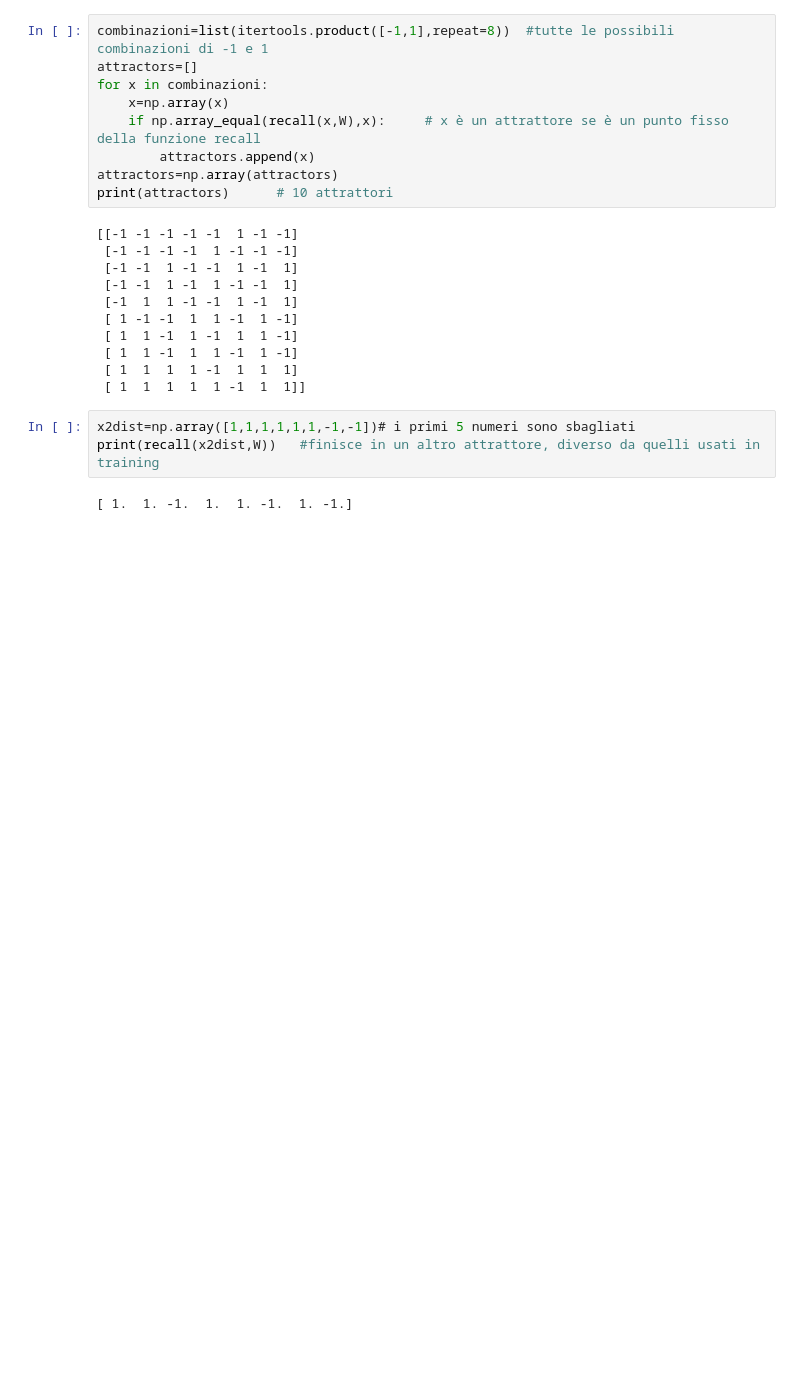
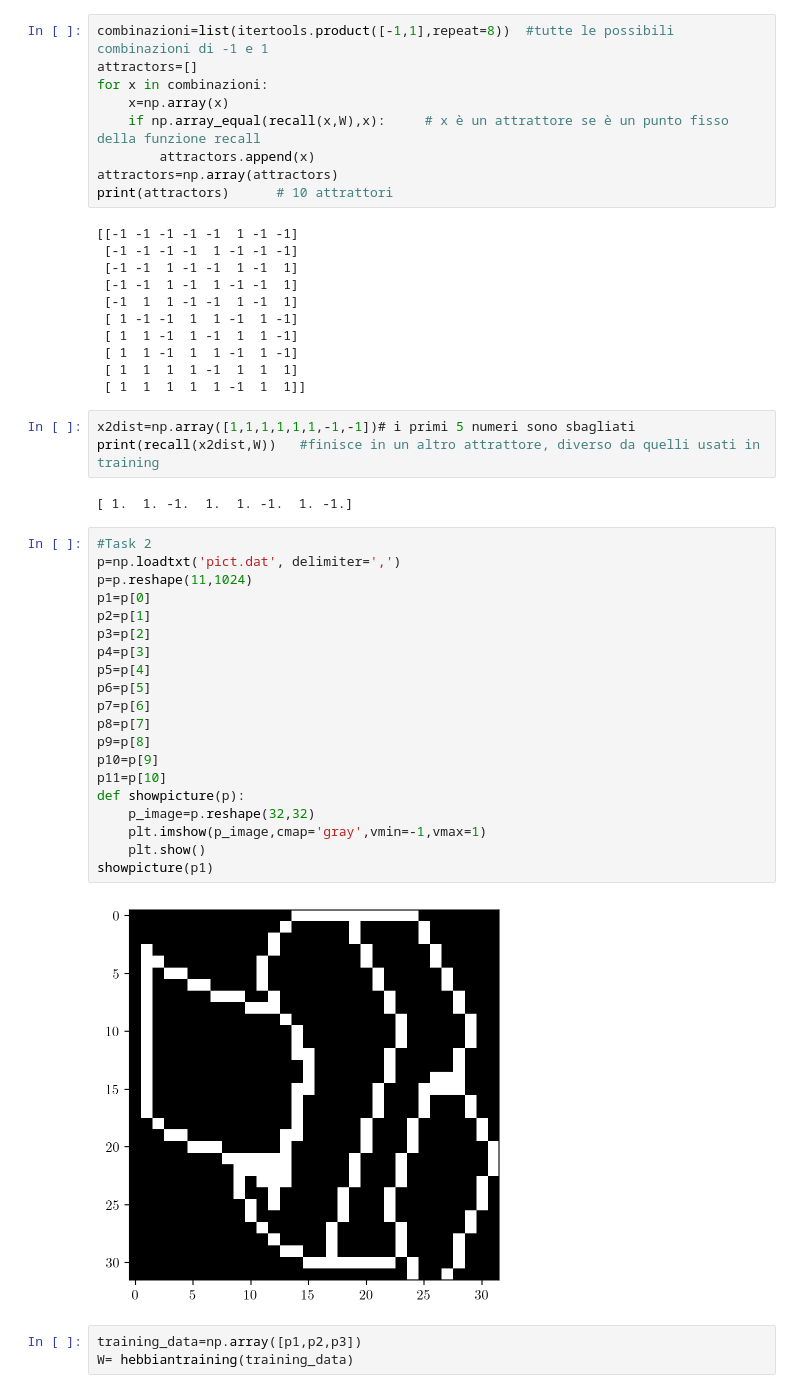
Before and after one commit to Matamattia/ANNs, a Jupyter notebook: Lab3.ipynb, the cells around one changed output. Drawn from its saved outputs; the diff is of its cells as text; blank space fills up the shorter version.

Commit message:
Inizio Task 2

```diff
--- a/Lab3.ipynb
+++ b/Lab3.ipynb
@@ -98,3 +99,28 @@ x2dist=np.array([1,1,1,1,1,1,-1,-1])# i primi 5 numeri sono sbagliati
 print(recall(x2dist,W))   #finisce in un altro attrattore, diverso da quelli usati in training
 # %% [output]
 [ 1.  1. -1.  1.  1. -1.  1. -1.]
+# %%
+#Task 2
+p=np.loadtxt('pict.dat', delimiter=',')
+p=p.reshape(11,1024)
+p1=p[0]
+p2=p[1]
+p3=p[2]
+p4=p[3]
+p5=p[4]
+p6=p[5]
+p7=p[6]
+p8=p[7]
+p9=p[8]
+p10=p[9]
+p11=p[10]
+def showpicture(p):
+    p_image=p.reshape(32,32)
+    plt.imshow(p_image,cmap='gray',vmin=-1,vmax=1)
+    plt.show()
+showpicture(p1)
+# %% [output]
+[figure, added]
+# %%
+training_data=np.array([p1,p2,p3])
+W= hebbiantraining(training_data)
```
Also changed, not shown: parts of 3 cells of this notebook.
